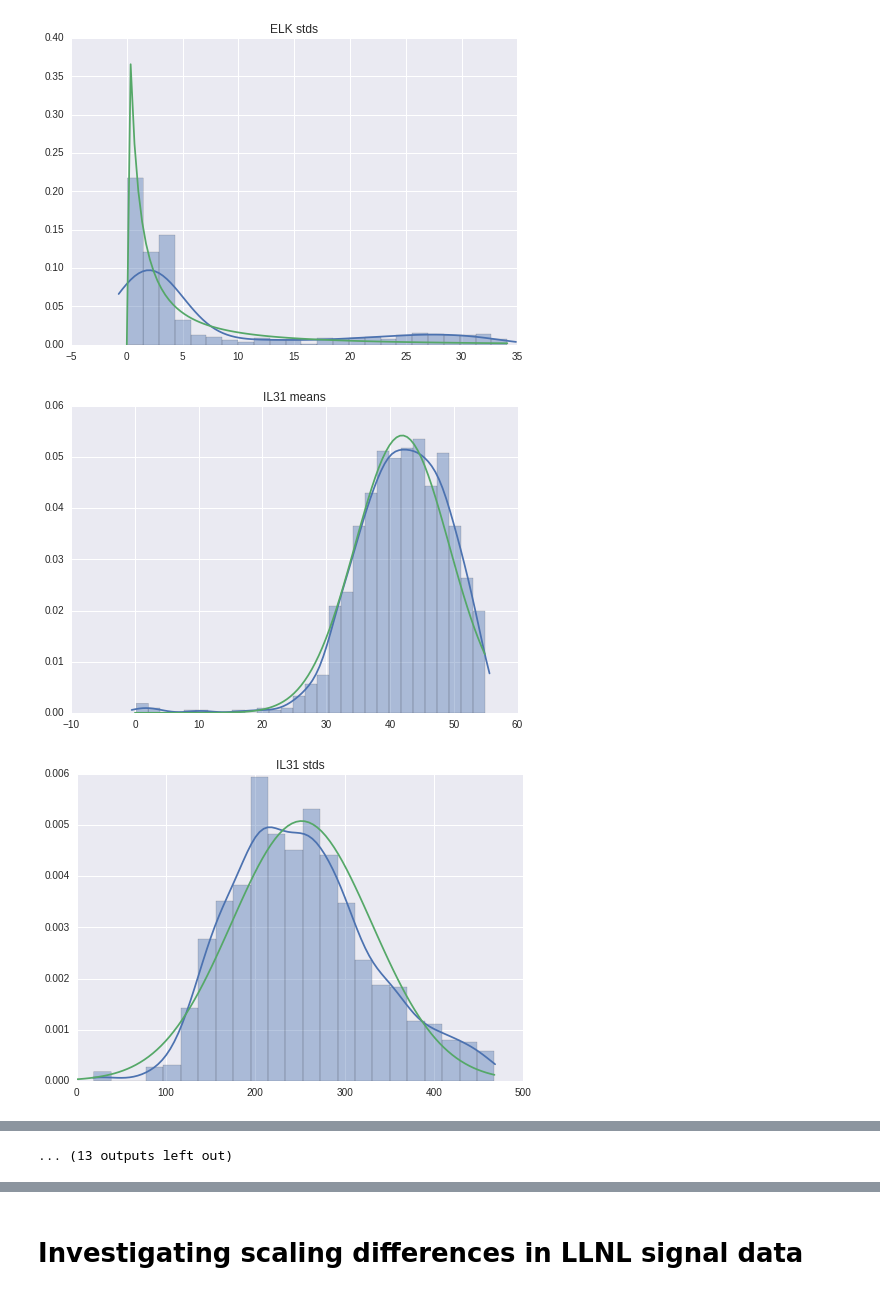
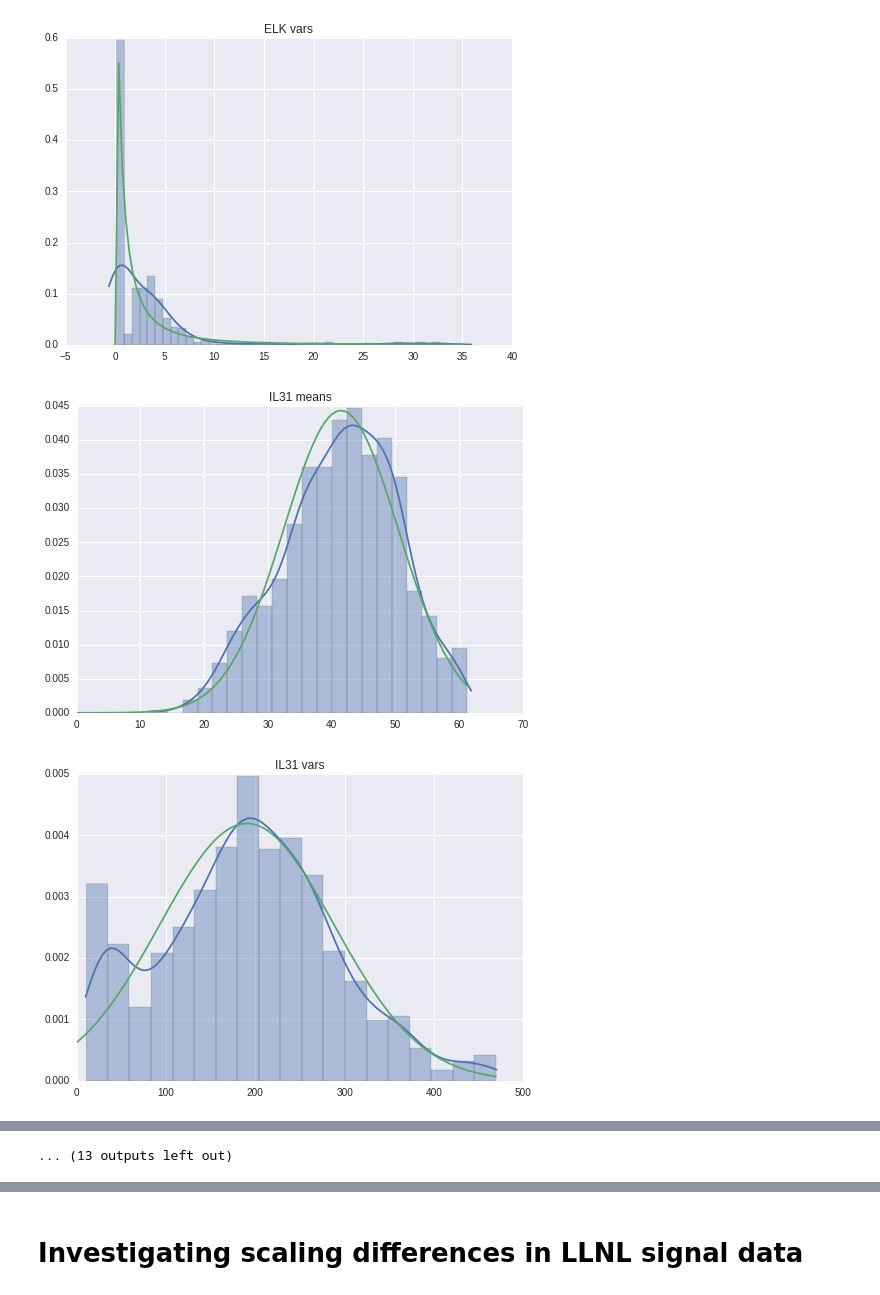
Before and after one commit to davmre/sigvisa, a Jupyter notebook: notebooks/training_station_noise_priors.ipynb, the cells around one changed output, grey strips where cells are left out. Saved outputs shown, nothing was run; the diff lists cells and outputs as text; code cells hidden in the pictures.

```diff
--- a/notebooks/training_station_noise_priors.ipynb
+++ b/notebooks/training_station_noise_priors.ipynb
@@ -27,7 +27,7 @@ def noise_model_model_fname(runid, sta, band, chan, hz, env, n_p, param):
     return os.path.join(fdir, fname)
 
 
-def fit_var_model(censored_vars):
+def fit_var_model(censored_vars, sta):
 
     # try invgamma
     fit_alpha, fit_loc, fit_beta = scipy.stats.invgamma.fit(censored_vars, floc=0.0)
@@ -42,6 +42,9 @@ def fit_var_model(censored_vars):
     lognorm_model = LogNormal(mu, sigma)
     lognorm_lp = np.sum([lognorm_model.log_p(v) for v in censored_vars])
 
+    if sta=="ELK":
+        return lognorm_model, "lognormal", (mu, sigma)
+
     print ig_lp, norm_lp, lognorm_lp
     if ig_lp > norm_lp and ig_lp > lognorm_lp:
         print "best model is invgamma"
@@ -55,6 +58,7 @@ def fit_var_model(censored_vars):
 
 def train_noise_mean_priors(runid, sta, band, hz, env,
                             mean_upper_cutoff=None, mean_lower_cutoff=None,
+                            std_upper_cutoff = None,
                             chan=None, n_p=None, dummy=False):
 
 
@@ -87,6 +91,8 @@ def train_noise_mean_priors(runid, sta, band, hz, env,
     if mean_upper_cutoff is not None:
         means_cutoff = min(mean_upper_cutoff, means_cutoff)
     stds_cutoff = np.percentile(stds, 90)
+    if std_upper_cutoff is not None:
+        stds_cutoff = min(std_upper_cutoff, stds_cutoff)
 
     censored_means = []
     censored_stds = []
@@ -142,11 +148,11 @@ def train_noise_mean_priors(runid, sta, band, hz, env,
     plt.figure()
     censored_vars = censored_stds**2
     sns.distplot(censored_vars)
-    var_model, var_model_type, var_hparams = fit_var_model(censored_vars)
+    var_model, var_model_type, var_hparams = fit_var_model(censored_vars, sta=sta)
     xs = np.linspace(0, np.max(censored_vars), 100)
     varlps = np.array([np.exp(var_model.log_p(x)) for x in xs])
     plt.plot(xs, varlps)
-    plt.title("%s stds" % sta)
+    plt.title("%s vars" % sta)
 
     if not dummy:
         var_fname = noise_model_model_fname(runid, sta, band, chan, hz, env, n_p, "arvar")
@@ -196,14 +202,21 @@ for site in sites:
     else:
         cutoff = None
 
+    std_cutoff = None
+    if sta=="PD31":
+        std_cutoff = 25.0
+    elif sta=="NV01":
+        std_cutoff = 12.0
+    elif sta=="YKR8":
+        std_cutoff=15.0
     #if sta=="ELK":
     #    low_cutoff=10
     #else:
 
     low_cutoff=None
 
-    train_noise_mean_priors(runid=6, sta=sta, band="freq_0.8_4.5", chan=chan, hz=hz,
-                            env=True, mean_upper_cutoff=cutoff,
+    train_noise_mean_priors(runid=10, sta=sta, band="freq_0.8_4.5", chan=chan, hz=hz,
+                            env=True, mean_upper_cutoff=cutoff, std_upper_cutoff=std_cutoff,
                             mean_lower_cutoff=low_cutoff, dummy=False)
 # %% [output]
 ANMO BHZ
@@ -229,3 +242,3 @@ parameters/runs/noise_6/YKR8/SHZ/freq_0.8_4.5/hz_2.00/arparams_np1_env.pkl
-[figure, old version]
+[figure, new version]
-[figure, old version]
+[figure, new version]
-[figure, old version]
+[figure, new version]
```
Also changed, not shown: parts of 2 cells of this notebook, 18 other files.
